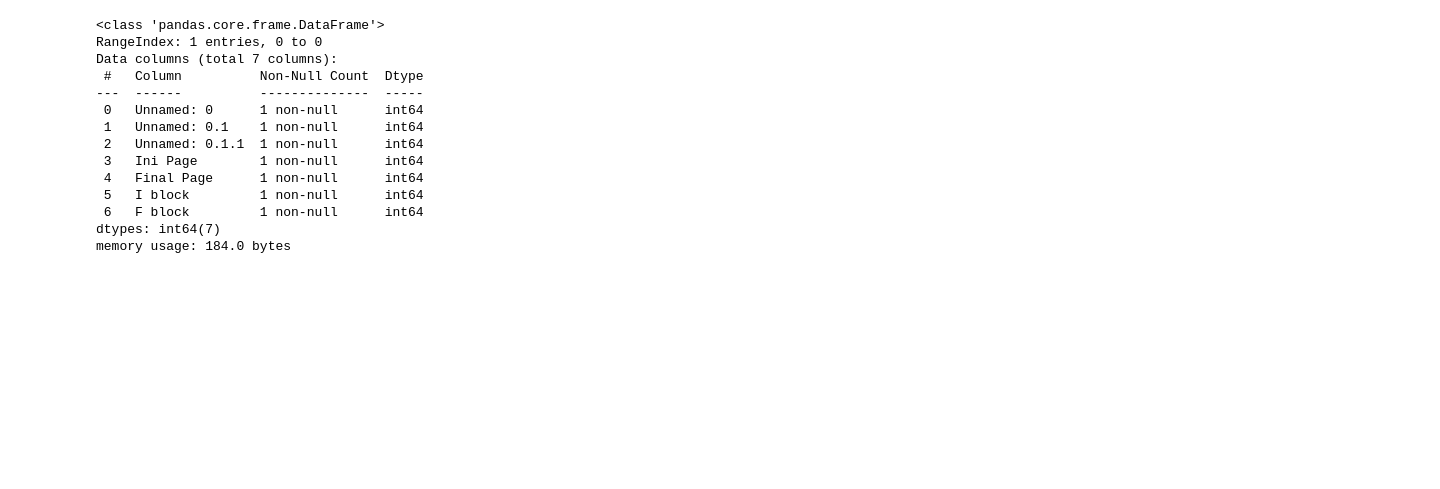
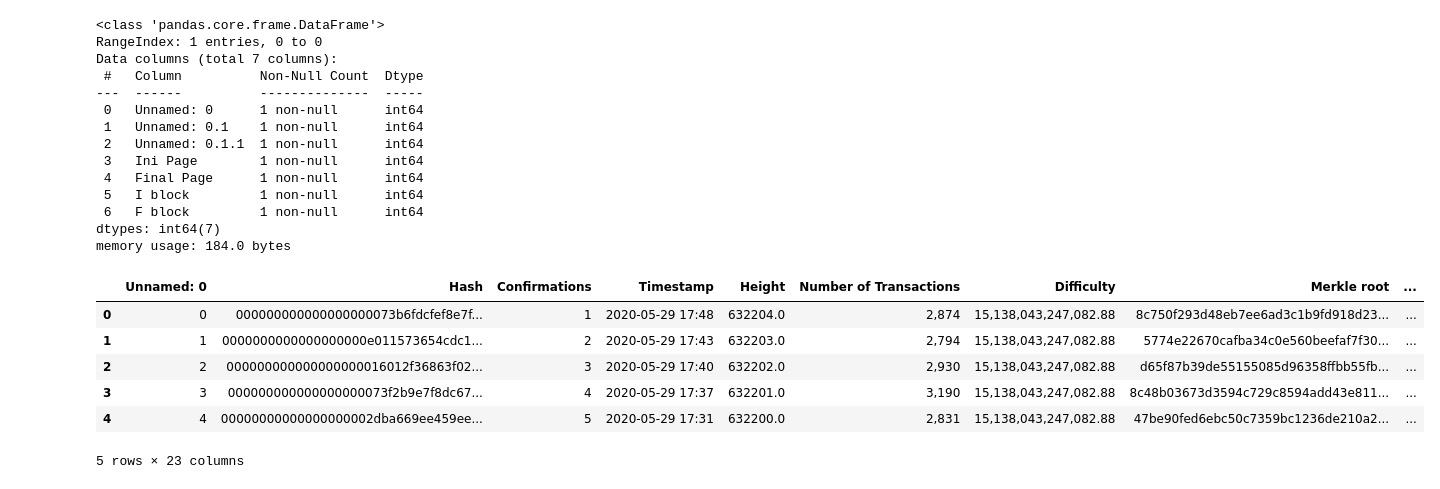
Before and after one commit to JuanVentrone/Miner_Stat, a Jupyter notebook: Python/data_table.ipynb, the cells around one changed output. Saved outputs shown, nothing was run; the diff lists cells and outputs as text; code cells hidden in the pictures; blank space fills up the shorter version.

```diff
--- a/Python/data_table.ipynb
+++ b/Python/data_table.ipynb
@@ -325,3 +327,15 @@ dtypes: int64(7)
 memory usage: 184.0 bytes
 # %%
 v=['892', '891', '890', '889', '888', '887', '886', '885', '884', '883', '882', '881', '880', '879', '878', '877', '876', '875', '874', '873', '872', '871', '870', '869', '868', '867', '866', '865', '864', '863', '862', '861', '860', '859', '858', '857', '856', '855', '854', '853', '852', '851', '850', '849', '848', '847', '846', '845', '844', '843']
+# %%
+data=pd.read_csv("../blockchain data/bc data/data_crudo_check.csv")
+# %%
+data.head()
+# %% [output]
+|  | Unnamed: 0 | Hash | Confirmations | Timestamp | Height | Number of Transactions | Difficulty | Merkle root | ... |
+| 0 | 0 | 000000000000000000073b6fdcfef8e7f... | 1 | 2020-05-29 17:48 | 632204.0 | 2,874 | 15,138,043,247,082.88 | 8c750f293d48eb7ee6ad3c1b9fd918d23... | ... |
+| 1 | 1 | 0000000000000000000e011573654cdc1... | 2 | 2020-05-29 17:43 | 632203.0 | 2,794 | 15,138,043,247,082.88 | 5774e22670cafba34c0e560beefaf7f30... | ... |
+| 2 | 2 | 000000000000000000016012f36863f02... | 3 | 2020-05-29 17:40 | 632202.0 | 2,930 | 15,138,043,247,082.88 | d65f87b39de55155085d96358ffbb55fb... | ... |
+| 3 | 3 | 000000000000000000073f2b9e7f8dc67... | 4 | 2020-05-29 17:37 | 632201.0 | 3,190 | 15,138,043,247,082.88 | 8c48b03673d3594c729c8594add43e811... | ... |
+| 4 | 4 | 00000000000000000002dba669ee459ee... | 5 | 2020-05-29 17:31 | 632200.0 | 2,831 | 15,138,043,247,082.88 | 47be90fed6ebc50c7359bc1236de210a2... | ... |
+5 rows × 23 columns
```
Also changed, not shown: parts of 11 cells of this notebook, 3 other files.
